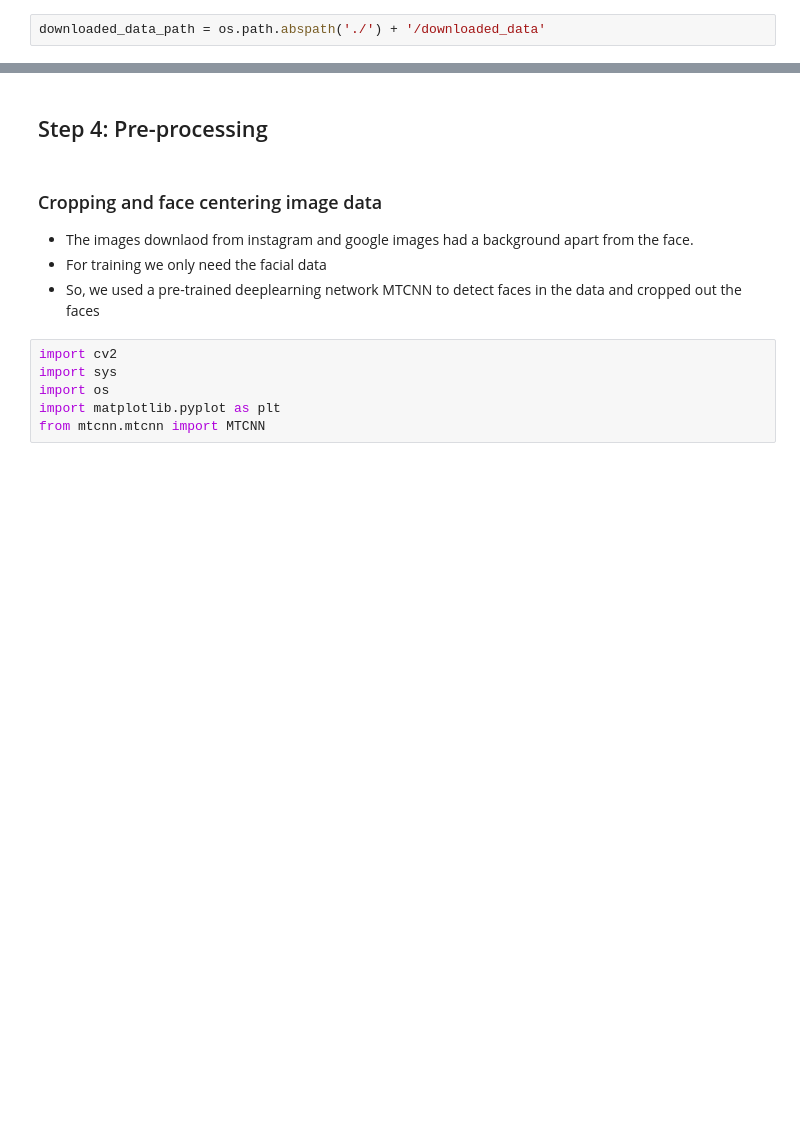
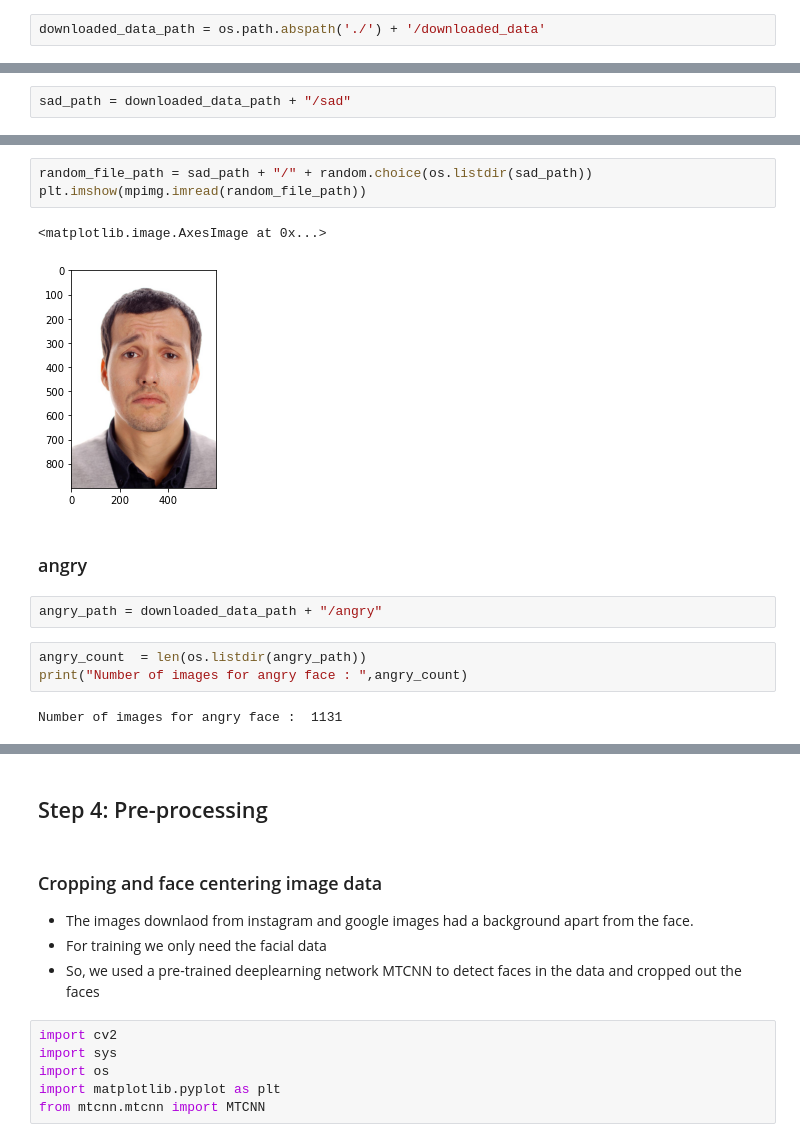
Before and after one commit to dheeraj-sn/facial_emotion_classification, a Jupyter notebook: group_50.ipynb, the cells around one changed output, grey strips where cells are left out. Saved outputs shown, nothing was run; the diff lists cells and outputs as text; blank space fills up the shorter version.

```diff
--- a/group_50.ipynb
+++ b/group_50.ipynb
@@ -369,0 +383,2 @@ random.choice([x for x in os.listdir(happy_path) if os.path.isfile(os.path.join(
+# %%
+sad_path = downloaded_data_path + "/sad"
@@ -369,0 +390,15 @@ random.choice([x for x in os.listdir(happy_path) if os.path.isfile(os.path.join(
+# %%
+random_file_path = sad_path + "/" + random.choice(os.listdir(sad_path))
+plt.imshow(mpimg.imread(random_file_path))
+# %% [output]
+<matplotlib.image.AxesImage at 0x...>
+[figure, added]
+# %% [markdown]
+### angry
+# %%
+angry_path = downloaded_data_path + "/angry"
+# %%
+angry_count  = len(os.listdir(angry_path))
+print("Number of images for angry face : ",angry_count)
+# %% [output]
+Number of images for angry face :  1131
```
Also changed, not shown: parts of 46 cells of this notebook.
